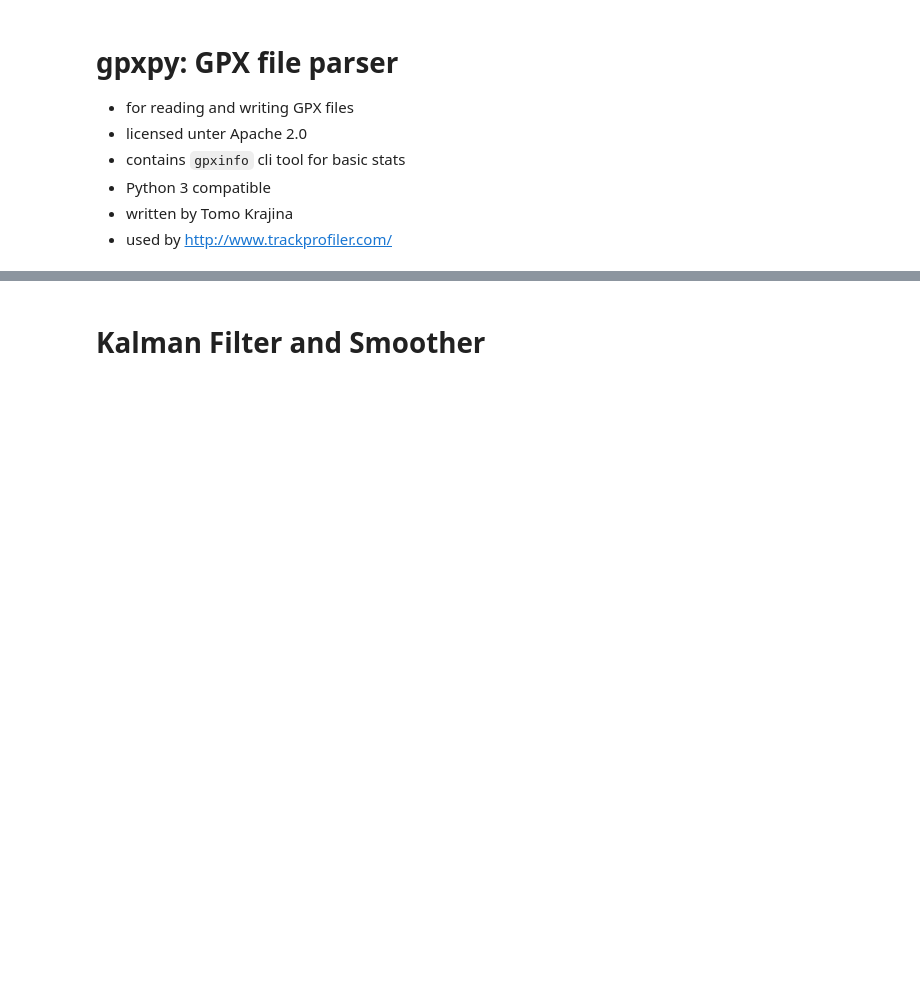
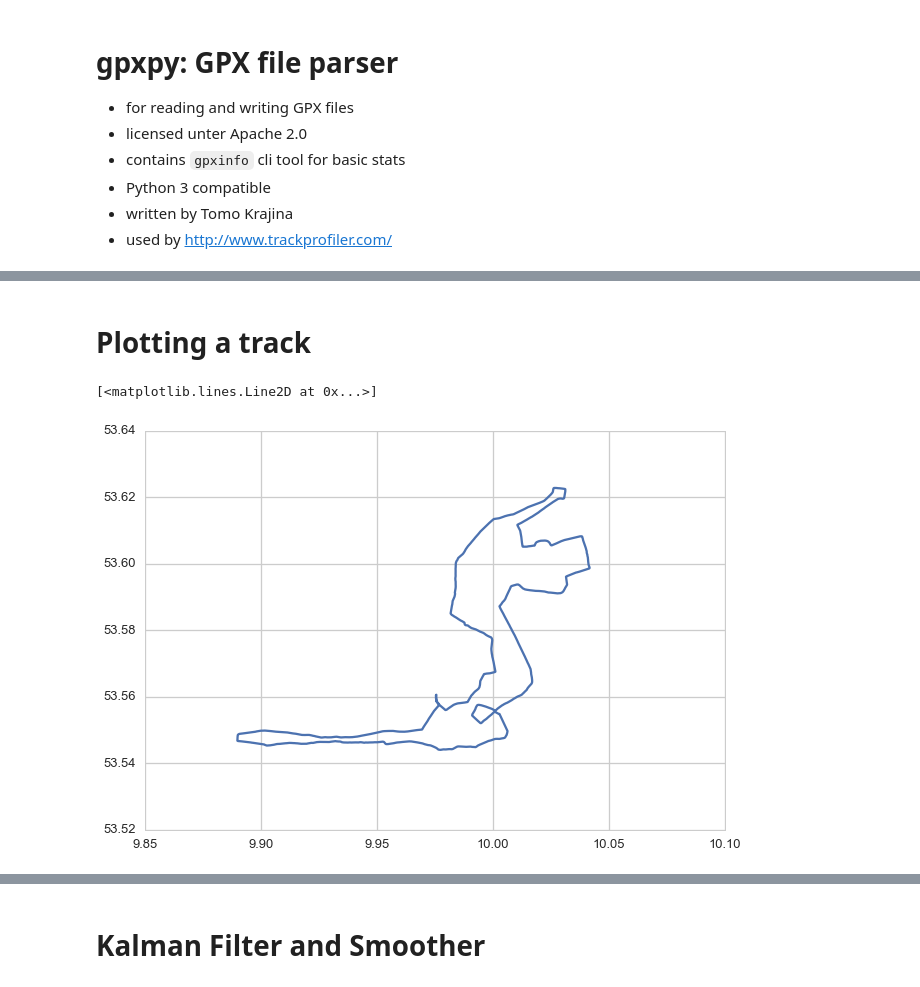
Before and after one commit to FlorianWilhelm/gps_data_with_python, a Jupyter notebook: notebook.ipynb, the cells around one changed output, grey strips where cells are left out. Drawn from its saved outputs; the diff is of its cells as text; code cells hidden in the pictures; blank space fills up the shorter version.

```diff
--- a/notebook.ipynb
+++ b/notebook.ipynb
@@ -1,4 +1,16 @@
 # %%
+import matplotlib.pyplot as plt
+plt.rcParams['axes.xmargin'] = 0.1
+plt.rcParams['axes.ymargin'] = 0.1
+%matplotlib inline
+
+import seaborn as sns
+sns.set_style("whitegrid")
+sns.set_context("talk")
+
+%load_ext autoreload
+%autoreload 2
+
 # to suppress warnings of Seaborn's deprecated usage of Matplotlib
 import warnings
 warnings.filterwarnings("ignore")
@@ -90,0 +101,14 @@ warnings.filterwarnings("ignore")
+# %%
+import gpxpy
+
+with open('./gpx/hh_marathon.gpx') as fh:
+    gpx_file = gpxpy.parse(fh)
+# %%
+segment = gpx_file.tracks[0].segments[0]
+coords = pd.DataFrame([
+        {'lat': p.latitude,
+         'lon': p.longitude,
+         'ele': p.elevation,
+         'time': p.time} for p in segment.points])
+coords.set_index('time', drop=True, inplace=True)
+coords.head(3)
@@ -90,0 +121,7 @@ warnings.filterwarnings("ignore")
+# %% [markdown]
+# Plotting a track
+# %%
+plt.plot(coords['lon'].values, coords['lat'].values)
+# %% [output]
+[<matplotlib.lines.Line2D at 0x...>]
+[figure, added]
```
Also changed, not shown: parts of 9 cells of this notebook, 4 other files.
